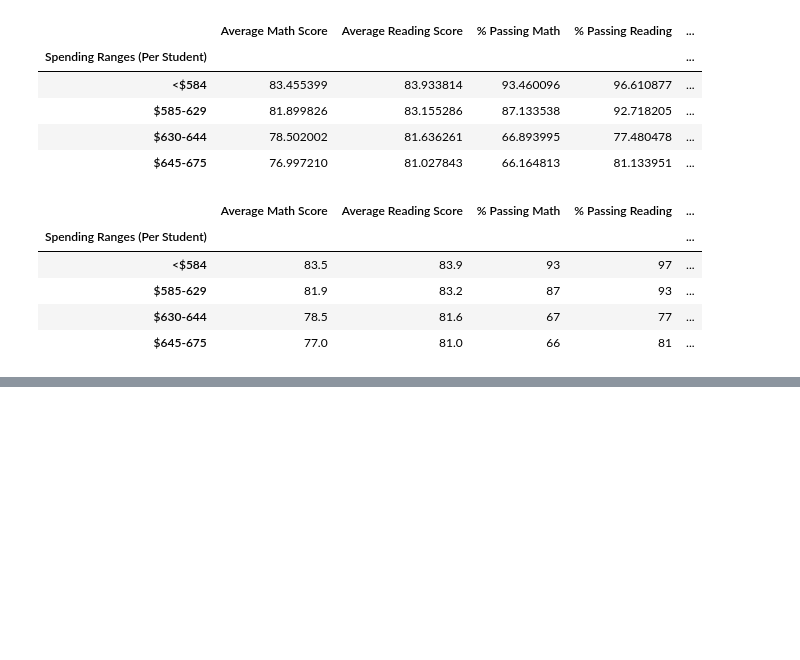
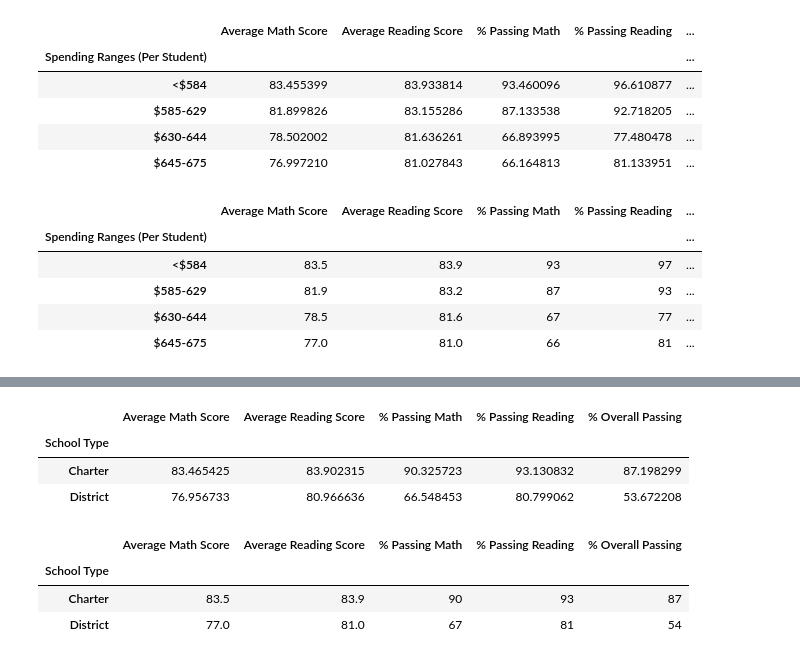
Before and after one commit to blocrunx/School_District_Analysis, a Jupyter notebook: PyCitySchools_Challenge.ipynb, the cells around one changed output, grey strips where cells are left out. Cells and saved outputs as stored; diff of their text form; code cells hidden in the pictures; blank space fills up the shorter version.

```diff
--- a/PyCitySchools_Challenge.ipynb
+++ b/PyCitySchools_Challenge.ipynb
@@ -1673,0 +1720,34 @@ ch_spending_summary_df
+# %%
+# Calculate averages for the desired columns.
+ch_type_math_scores = ch_per_school_summary_df.groupby(["School Type"]).mean()["Average Math Score"]
+ch_type_reading_scores = ch_per_school_summary_df.groupby(["School Type"]).mean()["Average Reading Score"]
+ch_type_passing_math = ch_per_school_summary_df.groupby(["School Type"]).mean()["% Passing Math"]
+ch_type_passing_reading = ch_per_school_summary_df.groupby(["School Type"]).mean()["% Passing Reading"]
+ch_type_overall_passing = ch_per_school_summary_df.groupby(["School Type"]).mean()["% Overall Passing"]
+# %%
+# Assemble into DataFrame.
+ch_type_summary_df = pd.DataFrame({
+"Average Math Score" : ch_type_math_scores,
+"Average Reading Score": ch_type_reading_scores,
+"% Passing Math": ch_type_passing_math,
+"% Passing Reading": ch_type_passing_reading,
+"% Overall Passing": ch_type_overall_passing})
+ch_type_summary_df
+# %% [output]
+|  | Average Math Score | Average Reading Score | % Passing Math | % Passing Reading | % Overall Passing |
+| School Type |  |  |  |  |  |
+| Charter | 83.465425 | 83.902315 | 90.325723 | 93.130832 | 87.198299 |
+| District | 76.956733 | 80.966636 | 66.548453 | 80.799062 | 53.672208 |
+# %%
+# Formatting
+ch_type_summary_df["Average Math Score"] = ch_type_summary_df["Average Math Score"].map("{:.1f}".format)
+ch_type_summary_df["Average Reading Score"] = ch_type_summary_df["Average Reading Score"].map("{:.1f}".format)
+ch_type_summary_df["% Passing Math"] = ch_type_summary_df["% Passing Math"].map("{:.0f}".format)
+ch_type_summary_df["% Passing Reading"] = ch_type_summary_df["% Passing Reading"].map("{:.0f}".format)
+ch_type_summary_df["% Overall Passing"] = ch_type_summary_df["% Overall Passing"].map("{:.0f}".format)
+ch_type_summary_df
+# %% [output]
+|  | Average Math Score | Average Reading Score | % Passing Math | % Passing Reading | % Overall Passing |
+| School Type |  |  |  |  |  |
+| Charter | 83.5 | 83.9 | 90 | 93 | 87 |
+| District | 77.0 | 81.0 | 67 | 81 | 54 |
```
Also changed, not shown: parts of 8 cells of this notebook, 1 other file.
